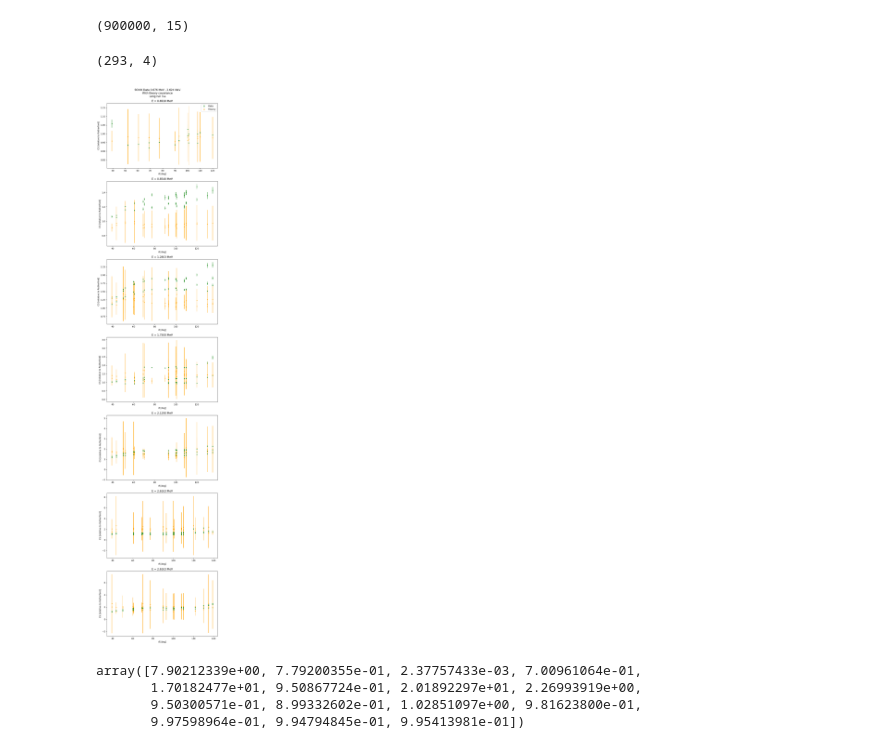
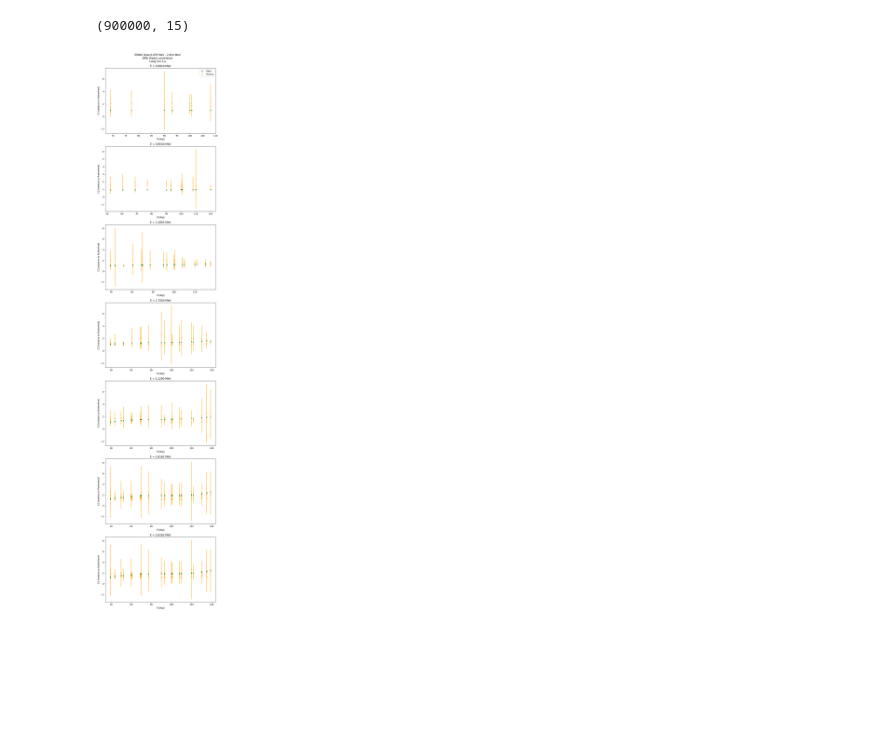
Before and after one commit to AndriusBurn/he3alpha-sampler, a Jupyter notebook: data_comparisson.ipynb, the cells around one changed output. Saved outputs shown, nothing was run; the diff lists cells and outputs as text; code cells hidden in the pictures; blank space fills up the shorter version.

Commit message:
Corrected plotting

```diff
--- a/data_comparisson.ipynb
+++ b/data_comparisson.ipynb
@@ -90,6 +90,9 @@ samples = np.reshape(samples_not_flat, (len0 * len1, len2))
 print(samples.shape)
 # %% [output]
 (900000, 15)
+# %%
+# Throw away the c_bar^2 higher than 10
+samples = samples[np.where(samples[:, 0] <= 10)]
 # %%
 parameters = np.median(samples, axis = 0)
 trunc_params = parameters[:2]
@@ -166,56 +169,57 @@ elif data_which_data == 'barnard':
 else:
     sys.stderr.write('Choose a \'which_data\': both, som, barnard...')
     sys.exit(-1)
-# %%
-data.shape
-# %% [output]
-(293, 4)
 # %%
 # Plotting energies are at the 'nominal' energies between the lowest and highest energy of the interaction regions
 plotting_energy_pool = np.array([0.691, 0.854, 1.2803, 1.750, 2.129, 2.6163, 2.6163, 3.592, 4.337, 5.4797])
 
 plot_numbers = np.where(plotting_energy_pool <= E_max)[0]
 
 # l_som_energies = np.array([[0.676, 0.84 , 1.269, 1.741, 2.12 , 2.609, 3.586, 4.332, 5.475],
 #                            [0.691, 0.854, 1.28 , 1.75 , 2.129, 2.616, 3.592, 4.337, 5.48 ],
 #                            [0.706, 0.868, 1.292, 1.759, 2.137, 2.624, 3.598, 4.342, 5.484]])
 
 fig, ax = plt.subplots(plot_numbers.shape[0], 1, figsize = (8, 1 + 5 * int(plot_numbers.shape[0])))
 
 labels_added = False
 
-# Normalize the prediction
-for i in range(0, norm_group.shape[0]):
-    if not labels_added:
-        ax[int(norm_group[i])].errorbar(data[i, 0], data[i, 2], yerr = data[i, 3], fmt = '.', color = 'green', label = 'Data')
-        ax[int(norm_group[i])].errorbar(data[i, 0], prediction[i] * norms[int(norm_group[i])],
-                                        yerr = np.sqrt(model.cov_matrix[i, i]), fmt = '.', color = 'orange', label = 'Theory')
-        labels_added = True
-    else:
-        ax[int(norm_group[i])].errorbar(data[i, 0], data[i, 2], yerr = data[i, 3], fmt = '.', color = 'green')
-        ax[int(norm_group[i])].errorbar(data[i, 0], prediction[i] * norms[int(norm_group[i])],
-                                        yerr = np.sqrt(model.cov_matrix[i, i]), fmt = '.', color = 'orange')
+
+for selection in plot_numbers:
+    # Plot the data
+    for energy in l_som_energies[:, selection]:
+        indices = np.where(data[:, 1] == energy)
+        tmp = data[indices]
+        tmp_pred = prediction[indices]
+        tmp_norm = norms[norm_group[indices].astype(int)]
+        if not labels_added:
+            ax[selection].errorbar(tmp[:, 0], tmp[:, 2], yerr = tmp[:, 3], fmt = '.', color = 'green', label = 'Data')
+            ax[selection].errorbar(tmp[:, 0], prediction[indices] * norms[norm_group[indices].astype(int)],
+                                   yerr = np.sqrt(model.cov_matrix)[indices, indices], fmt = '.', color = 'orange', label = 'Theory')
+            labels_added = True
+        else:
+            ax[selection].errorbar(tmp[:, 0], tmp[:, 2], yerr = tmp[:, 3], fmt = '.', color = 'green')
+            ax[selection].errorbar(tmp[:, 0], prediction[indices] * norms[norm_group[indices].astype(int)],
+                                   yerr = np.sqrt(model.cov_matrix)[indices, indices], fmt = '.', color = 'orange')
+
+
+    ax[selection].set_xlabel('$\\theta$ [deg]')
+    ax[selection].set_ylabel('CS [relative to Rutherford]')
+    ax[selection].set_title('E = {:.4f} MeV'.format(plotting_energy_pool[selection]))
+
 
 if E_max >= 2.6:
     for i in range(0, int(max(norm_group)) + 1):
         ax[i].set_xlabel('$\\theta$ [deg]')
         ax[i].set_ylabel('CS [relative to Rutherford]')
         ax[i].set_title('E = {:.4f} MeV'.format(plotting_energy_pool[i]))
-    else:
-        for i in range(0, int(max(norm_group))):
-            ax[i].set_xlabel('$\\theta$ [deg]')
-            ax[i].set_ylabel('CS [relative to Rutherford]')
-            ax[i].set_title('E = {:.4f} MeV'.format(plotting_energy_pool[i]))
+else:
+    for i in range(0, int(max(norm_group))):
+        ax[i].set_xlabel('$\\theta$ [deg]')
+        ax[i].set_ylabel('CS [relative to Rutherford]')
+        ax[i].set_title('E = {:.4f} MeV'.format(plotting_energy_pool[i]))
 
 ax[0].legend()
 plt.suptitle(titles[number], y = 0.995)
 plt.tight_layout()
 # %% [output]
-[figure, old version]
+[figure, new version]
-# %%
-parameters
-# %% [output]
-array([7.90212339e+00, 7.79200355e-01, 2.37757433e-03, 7.00961064e-01,
-       1.70182477e+01, 9.50867724e-01, 2.01892297e+01, 2.26993919e+00,
-       9.50300571e-01, 8.99332602e-01, 1.02851097e+00, 9.81623800e-01,
-       9.97598964e-01, 9.94794845e-01, 9.95413981e-01])
```
